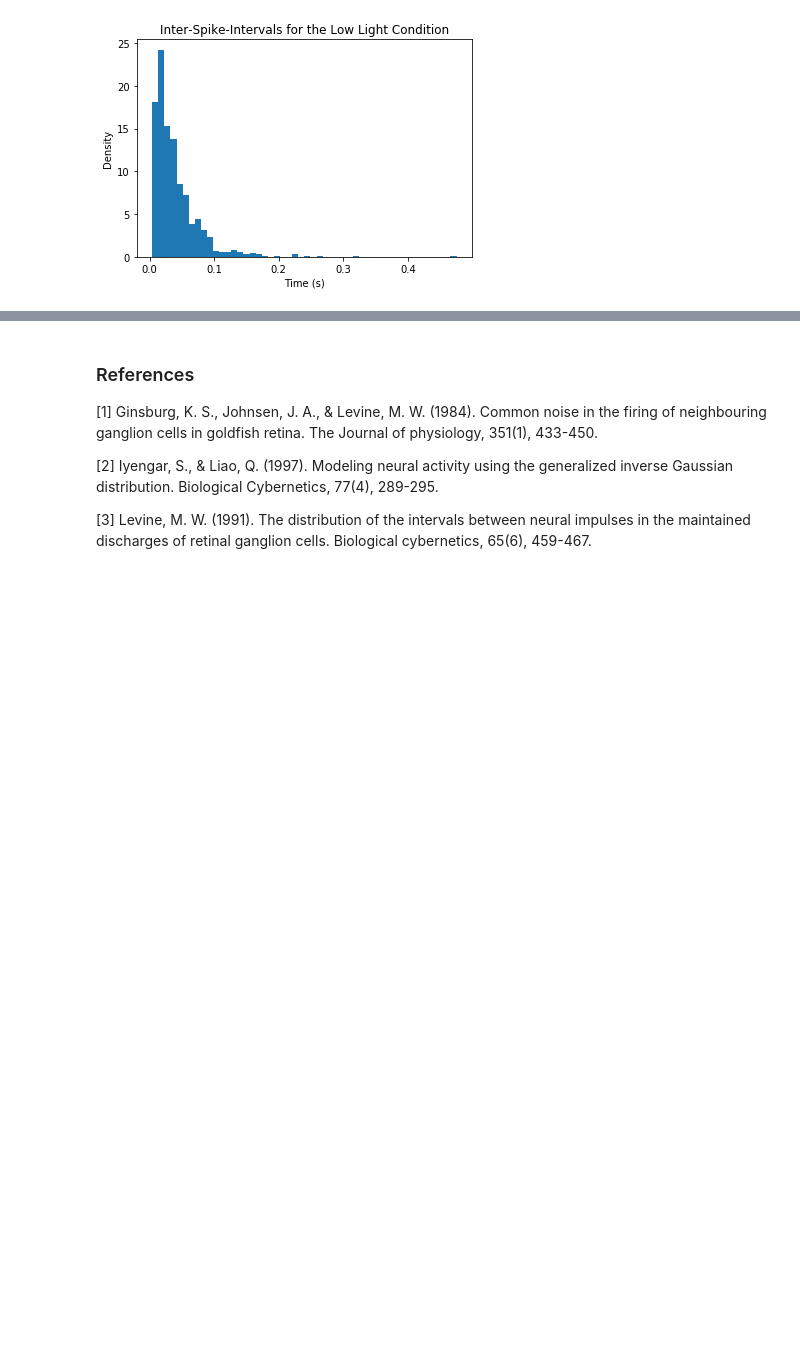
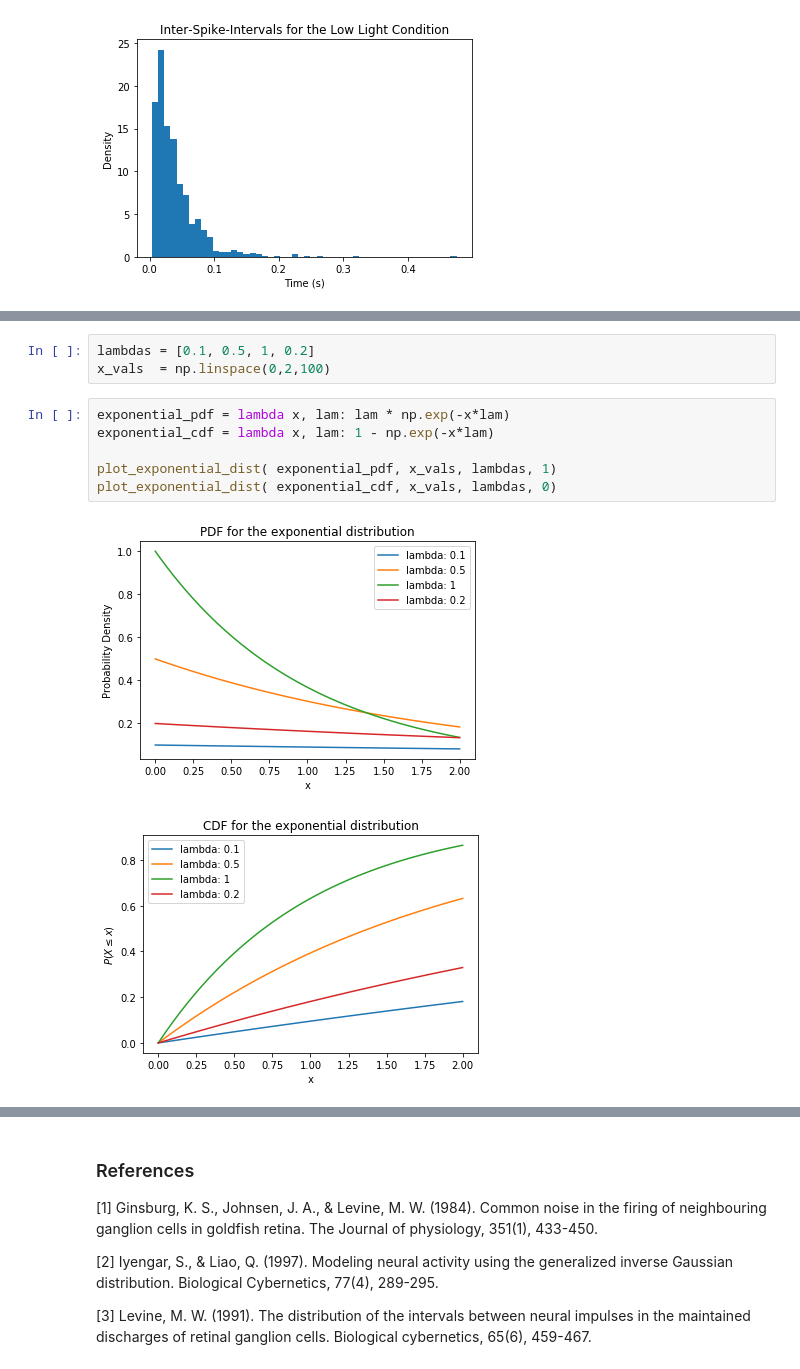
Before and after one commit to josefinacmenendez/IQ_BIO_Workshop_2019, a Jupyter notebook: neural_data_analysis_tutorial.ipynb, the cells around one changed output, grey strips where cells are left out. Drawn from its saved outputs; the diff is of its cells as text; blank space fills up the shorter version.

```diff
--- a/neural_data_analysis_tutorial.ipynb
+++ b/neural_data_analysis_tutorial.ipynb
@@ -132,0 +159,12 @@ AttributeError: module 'numpy' has no attribute 'dif'
+# %%
+lambdas = [0.1, 0.5, 1, 0.2]
+x_vals  = np.linspace(0,2,100)
+# %%
+exponential_pdf = lambda x, lam: lam * np.exp(-x*lam)
+exponential_cdf = lambda x, lam: 1 - np.exp(-x*lam)
+
+plot_exponential_dist( exponential_pdf, x_vals, lambdas, 1)
+plot_exponential_dist( exponential_cdf, x_vals, lambdas, 0)
+# %% [output]
+[figure, added]
+[figure, added]
```
Also changed, not shown: parts of 19 cells of this notebook, 1 other file.
